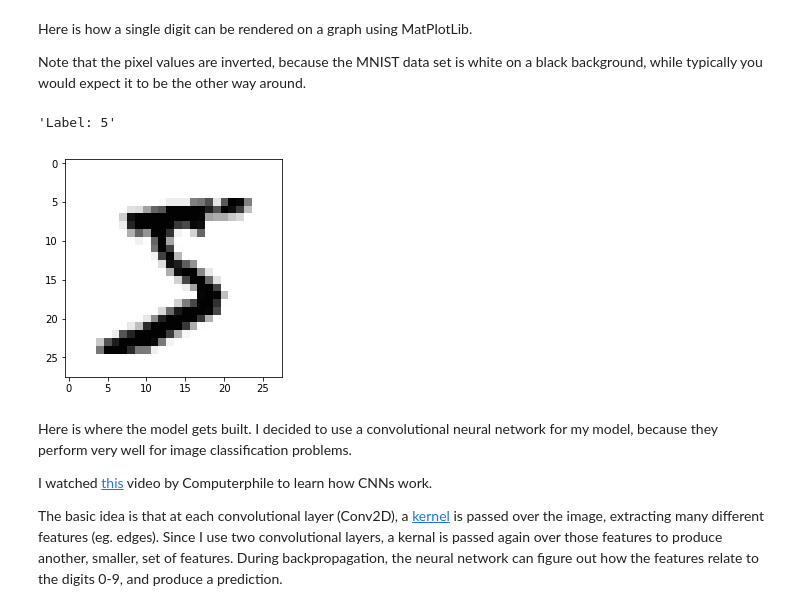
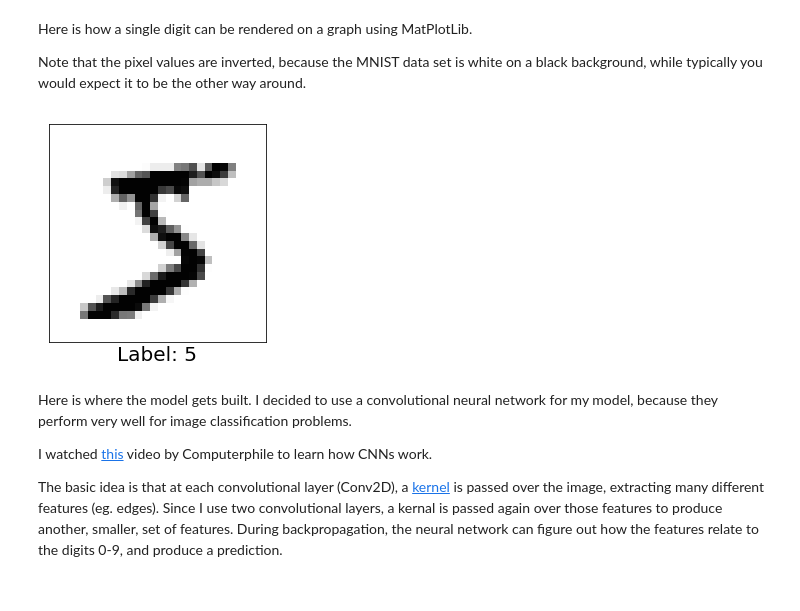
Before and after one commit to Ronan-H/digit-classification, a Jupyter notebook: model/model.ipynb, the cells around one changed output. Cells and saved outputs as stored; diff of their text form; code cells hidden in the pictures.

```diff
--- a/model/model.ipynb
+++ b/model/model.ipynb
@@ -50,14 +50,30 @@ x_test = x_test_raw.reshape(10000,28,28,1)
 Here is how a single digit can be rendered on a graph using MatPlotLib.
 
 Note that the pixel values are inverted, because the MNIST data set is white on a black background, while typically you would expect it to be the other way around.
-# %%
-%matplotlib inline
-
-plt.imshow([255 - i for i in x_train_raw[0]], cmap='gray')
-"Label: {}".format(y_train_raw[0])
-# %% [output]
-'Label: 5'
-[figure, removed]
+# %%
+%matplotlib inline
+
+def plot_digit(img_vals, label=None):
+    # disable ticks/labels
+    # https://matplotlib.org/3.1.1/api/_as_gen/matplotlib.pyplot.tick_params.html
+    plt.tick_params(
+        axis='both',
+        which='both',
+        bottom=False,
+        left=False,
+        labelbottom=False,
+        labelleft=False)
+    plt.imshow([255 - i for i in img_vals], cmap='gray')
+    if label is not None:
+        # add label below the image
+        plt.rcParams.update({'font.size': 20})
+        plt.xlabel("Label: {}".format(label), fontsize="medium")
+        plt.rcParams.update({'font.size': 15})
+    plt.show()
+
+plot_digit(x_train_raw[0], y_train_raw[0])
+# %% [output]
+[figure, added]
 # %% [markdown]
 Here is where the model gets built. I decided to use a convolutional neural network for my model, because they perform very well for image classification problems.
 
```
Also changed, not shown: parts of 6 cells of this notebook, 1 other file.
